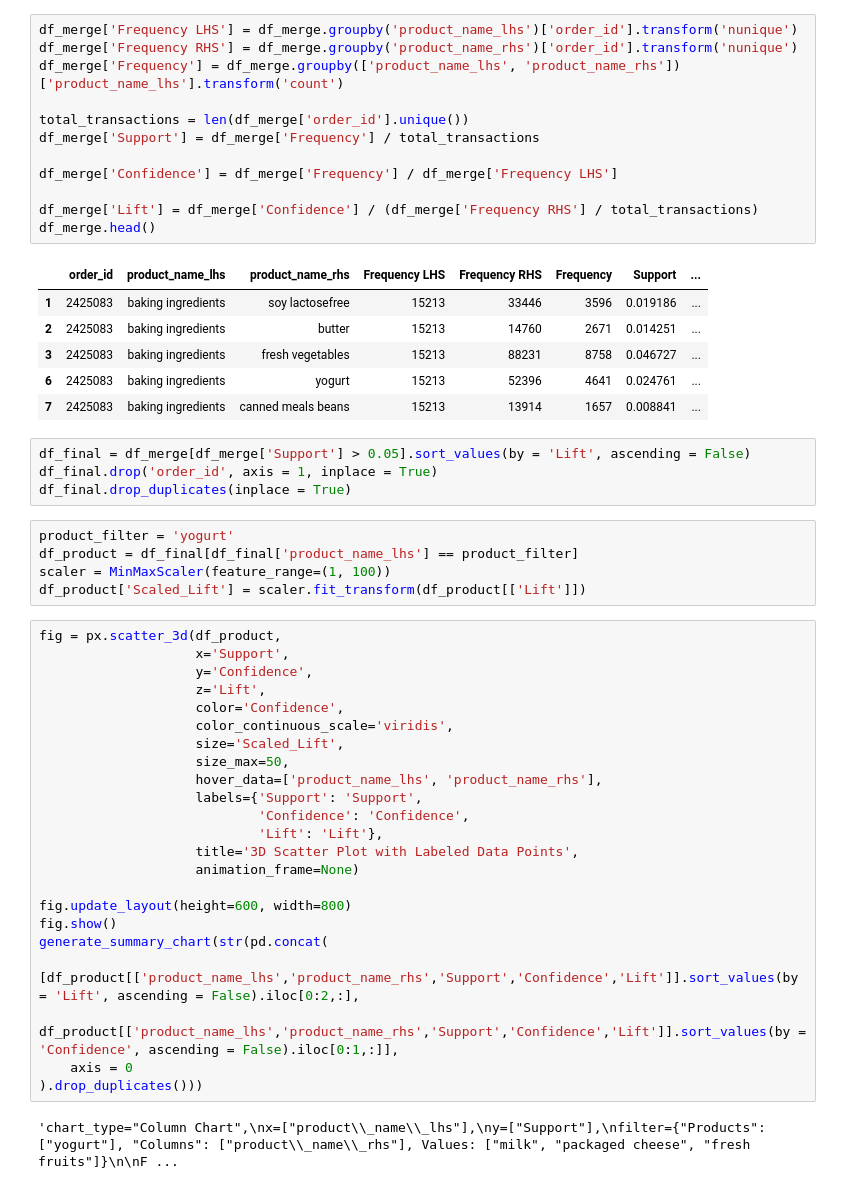
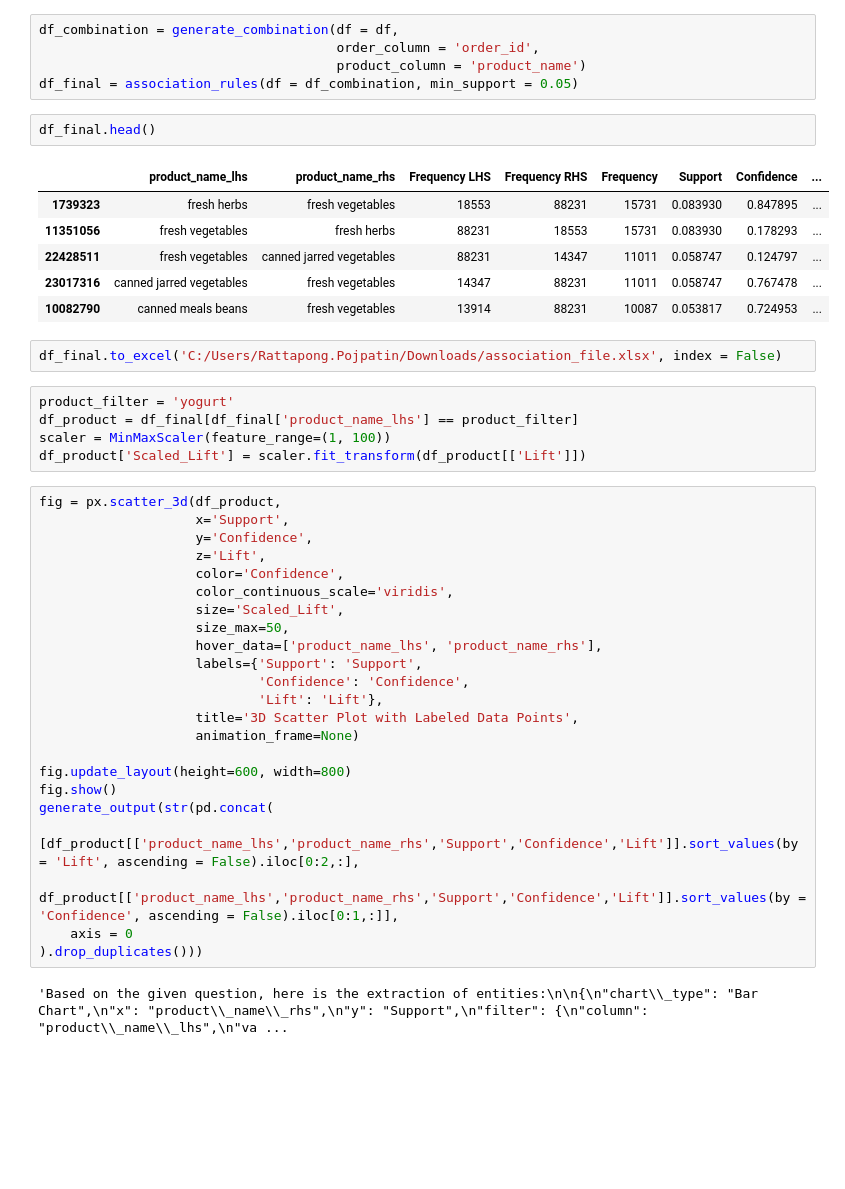
Before and after one commit to rattapongpoj/DADS5001, a Jupyter notebook: Final Project/Association Rule.ipynb, the cells around one changed output. Saved outputs shown, nothing was run; the diff lists cells and outputs as text; blank space fills up the shorter version.

```diff
--- a/Final Project/Association Rule.ipynb
+++ b/Final Project/Association Rule.ipynb
@@ -53,26 +142,19 @@ df_merge.drop_duplicates(inplace = True)
-# %%
-df_merge['Frequency LHS'] = df_merge.groupby('product_name_lhs')['order_id'].transform('nunique')
-df_merge['Frequency RHS'] = df_merge.groupby('product_name_rhs')['order_id'].transform('nunique')
-df_merge['Frequency'] = df_merge.groupby(['product_name_lhs', 'product_name_rhs'])['product_name_lhs'].transform('count')
-
-total_transactions = len(df_merge['order_id'].unique())
-df_merge['Support'] = df_merge['Frequency'] / total_transactions
-
-df_merge['Confidence'] = df_merge['Frequency'] / df_merge['Frequency LHS']
-
-df_merge['Lift'] = df_merge['Confidence'] / (df_merge['Frequency RHS'] / total_transactions)
-df_merge.head()
-# %% [output]
-|  | order_id | product_name_lhs | product_name_rhs | Frequency LHS | Frequency RHS | Frequency | Support | ... |
-| 1 | 2425083 | baking ingredients | soy lactosefree | 15213 | 33446 | 3596 | 0.019186 | ... |
-| 2 | 2425083 | baking ingredients | butter | 15213 | 14760 | 2671 | 0.014251 | ... |
-| 3 | 2425083 | baking ingredients | fresh vegetables | 15213 | 88231 | 8758 | 0.046727 | ... |
-| 6 | 2425083 | baking ingredients | yogurt | 15213 | 52396 | 4641 | 0.024761 | ... |
-| 7 | 2425083 | baking ingredients | canned meals beans | 15213 | 13914 | 1657 | 0.008841 | ... |
-# %%
-df_final = df_merge[df_merge['Support'] > 0.05].sort_values(by = 'Lift', ascending = False)
-df_final.drop('order_id', axis = 1, inplace = True)
-df_final.drop_duplicates(inplace = True)
+# %%
+df_combination = generate_combination(df = df,
+                                      order_column = 'order_id',
+                                      product_column = 'product_name')
+df_final = association_rules(df = df_combination, min_support = 0.05)
+# %%
+df_final.head()
+# %% [output]
+|  | product_name_lhs | product_name_rhs | Frequency LHS | Frequency RHS | Frequency | Support | Confidence | ... |
+| 1739323 | fresh herbs | fresh vegetables | 18553 | 88231 | 15731 | 0.083930 | 0.847895 | ... |
+| 11351056 | fresh vegetables | fresh herbs | 88231 | 18553 | 15731 | 0.083930 | 0.178293 | ... |
+| 22428511 | fresh vegetables | canned jarred vegetables | 88231 | 14347 | 11011 | 0.058747 | 0.124797 | ... |
+| 23017316 | canned jarred vegetables | fresh vegetables | 14347 | 88231 | 11011 | 0.058747 | 0.767478 | ... |
+| 10082790 | canned meals beans | fresh vegetables | 13914 | 88231 | 10087 | 0.053817 | 0.724953 | ... |
+# %%
+df_final.to_excel('C:/Users/Rattapong.Pojpatin/Downloads/association_file.xlsx', index = False)
 # %%
 product_filter = 'yogurt'
 df_product = df_final[df_final['product_name_lhs'] == product_filter]
@@ -96,10 +178,10 @@ fig = px.scatter_3d(df_product,
 
 fig.update_layout(height=600, width=800)
 fig.show()
-generate_summary_chart(str(pd.concat(
+generate_output(str(pd.concat(
     [df_product[['product_name_lhs','product_name_rhs','Support','Confidence','Lift']].sort_values(by = 'Lift', ascending = False).iloc[0:2,:],
     df_product[['product_name_lhs','product_name_rhs','Support','Confidence','Lift']].sort_values(by = 'Confidence', ascending = False).iloc[0:1,:]],
     axis = 0
 ).drop_duplicates()))
 # %% [output]
-'chart_type="Column Chart",\nx=["product\\_name\\_lhs"],\ny=["Support"],\nfilter={"Products": ["yogurt"], "Columns": ["product\\_name\\_rhs"], Values: ["milk", "packaged cheese", "fresh fruits"]}\n\nF ...
+'Based on the given question, here is the extraction of entities:\n\n{\n"chart\\_type": "Bar Chart",\n"x": "product\\_name\\_rhs",\n"y": "Support",\n"filter": {\n"column": "product\\_name\\_lhs",\n"va ...
```
Also changed, not shown: parts of 16 cells of this notebook, 3 other files.
